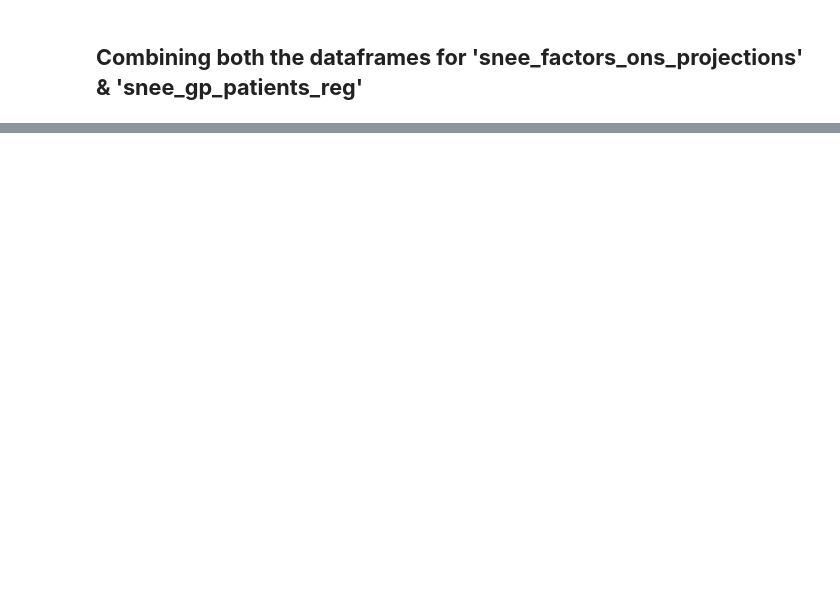
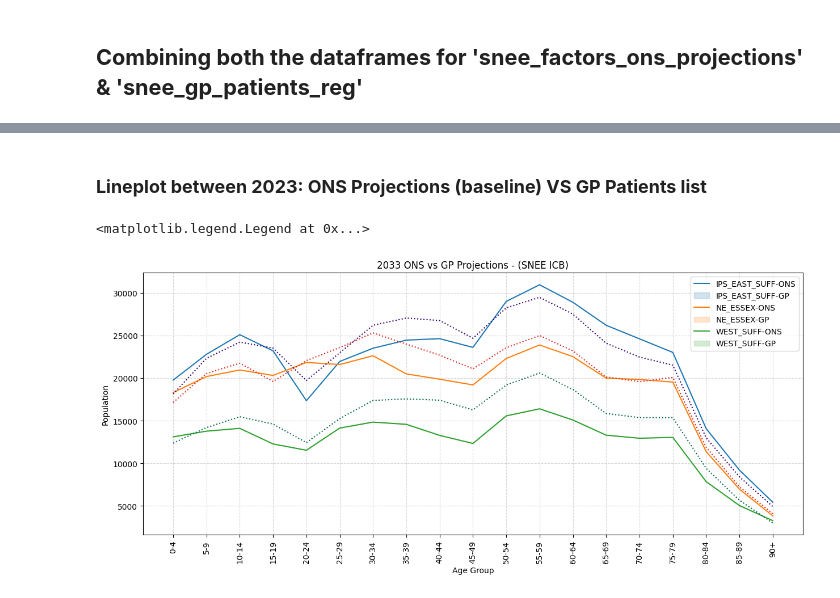
Before and after one commit to SNEE-ICS/PrimaryCareDemandAndCapacity, a Jupyter notebook: DemographicPopGrowth.ipynb, the cells around one changed output, grey strips where cells are left out. Saved outputs shown, nothing was run; the diff lists cells and outputs as text; code cells hidden in the pictures; blank space fills up the shorter version.

```diff
--- a/DemographicPopGrowth.ipynb
+++ b/DemographicPopGrowth.ipynb
@@ -173,8 +192,6 @@ snee_factors_ons_projections
 ## **Combining both the dataframes for 'snee_factors_ons_projections' & 'snee_gp_patients_reg'**
 # %%
 #Using the Inner join to join both the dataframes
-snee_factors_vs_patients = snee_factors_ons_projections.join(snee_gp_patients_reg['NUMBER_OF_PATIENTS'])
-
-print(snee_factors_vs_patients.index.nunique())
-snee_factors_vs_patients.head(171)
+snee_factors_patients_df= snee_factors_ons_projections.join(snee_gp_patients_reg['NUMBER_OF_PATIENTS'])
+snee_factors_patients_df.head()
 # %% [output]
@@ -195,0 +208,10 @@ snee_factors_vs_patients.head(171)
+# %%
+#Select the columns we want to multiply with
+columns_to_multiply_by = snee_factors_patients_df.iloc[:, 0:21]
+
+# Multiply the selected columns by the chosen column
+result_columns = columns_to_multiply_by.multiply(snee_factors_patients_df['NUMBER_OF_PATIENTS'], axis=0).round(2)
+
+# Create a new DataFrame with the result columns
+snee_gp_projections = pd.concat([snee_factors_patients_df['NUMBER_OF_PATIENTS'], result_columns], axis=1)
+snee_gp_projections.head()
@@ -195,0 +229,3 @@ snee_factors_vs_patients.head(171)
+# %%
+combined_df = snee_ons_projections.merge(snee_gp_projections, left_index=True, right_index=True, suffixes=('-ONS_Projection','-GP_Projection'))
+combined_df.head()
@@ -195,0 +241,19 @@ snee_factors_vs_patients.head(171)
+# %% [markdown]
+### **Lineplot between 2023: ONS Projections (baseline) VS GP Patients list**
+# %%
+plt.figure(figsize=(15,6))
+plt.xticks(rotation=90)
+plt.grid(True, linestyle='--', alpha=0.5)
+plt.xlabel('Age Group')
+plt.ylabel('Population')
+plt.title('2033 ONS vs GP Projections - (SNEE ICB)')
+
+custom_palette = sns.color_palette(["#330072", "#DA291C", "#006747"])
+
+sns.lineplot(data=combined_df, x='AGE_GROUP_5', y='2023-ONS_Projection', hue='AREA_CODE')
+sns.lineplot(data=combined_df, x='AGE_GROUP_5', y='2023-GP_Projection', hue='AREA_CODE', linestyle=':', palette=custom_palette)
+
+plt.legend(labels=['IPS_EAST_SUFF-ONS','IPS_EAST_SUFF-GP', 'NE_ESSEX-ONS', 'NE_ESSEX-GP', 'WEST_SUFF-ONS', 'WEST_SUFF-GP'])
+# %% [output]
+<matplotlib.legend.Legend at 0x...>
+[figure, added]
```
Also changed, not shown: parts of 26 cells of this notebook.
